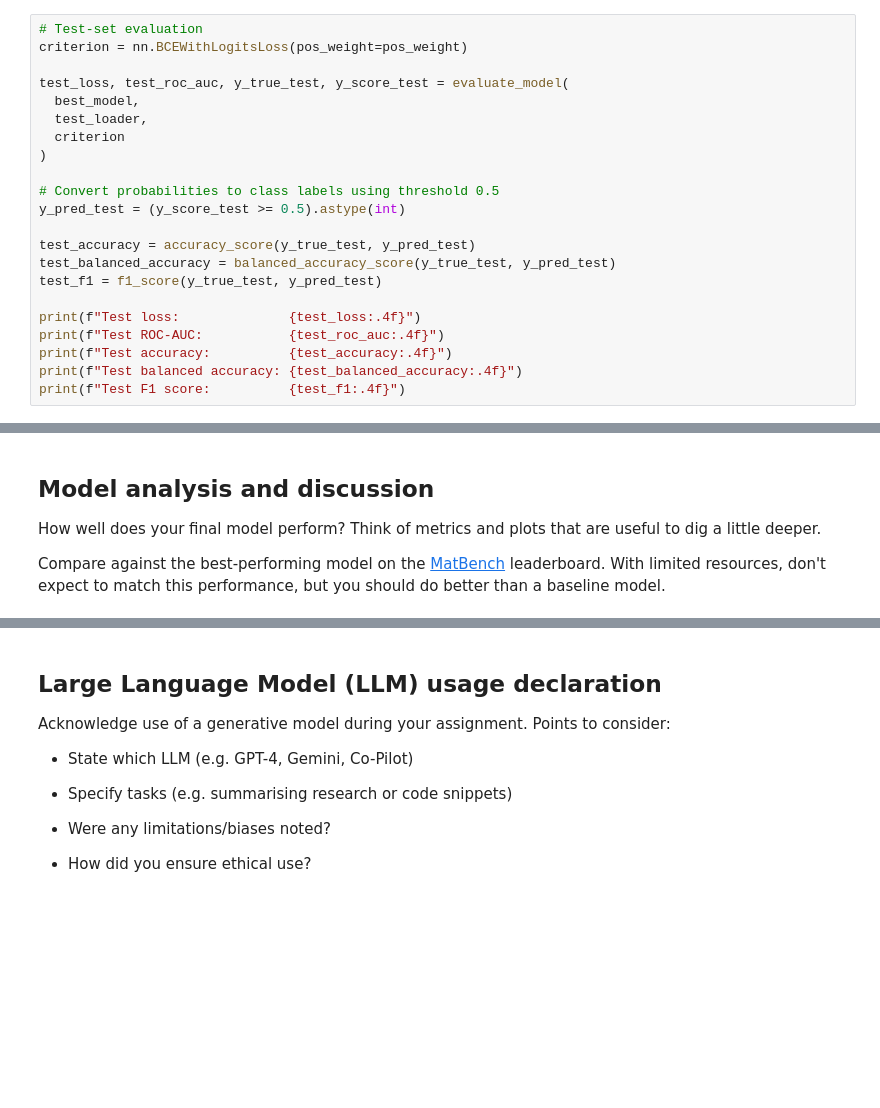
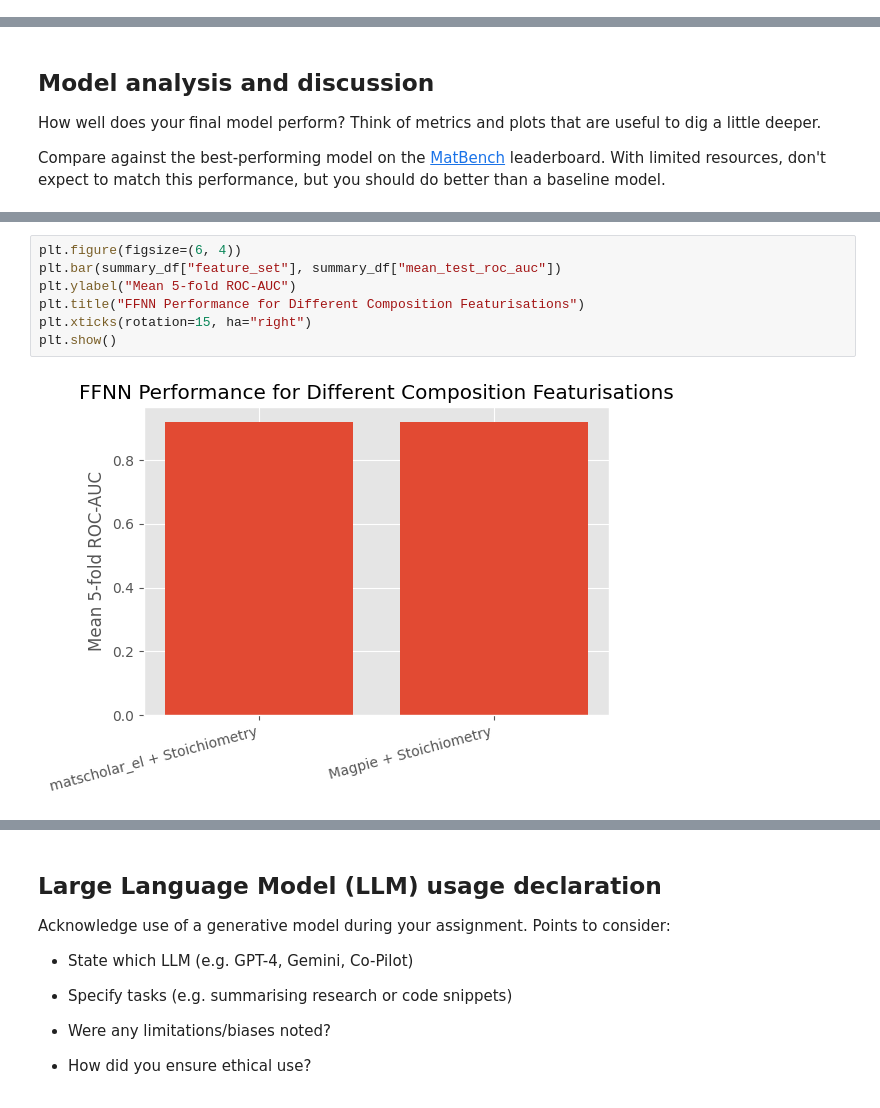
Before and after one commit to PhyTorch/Lecture, a Jupyter notebook: Research_Challenge.ipynb, the cells around one changed output, grey strips where cells are left out. Saved outputs shown, nothing was run; the diff lists cells and outputs as text; blank space fills up the shorter version.

```diff
--- a/Research_Challenge.ipynb
+++ b/Research_Challenge.ipynb
@@ -532,22 +414,0 @@ Best validation ROC-AUC: 0.9214
-# %%
-# Test-set evaluation
-criterion = nn.BCEWithLogitsLoss(pos_weight=pos_weight)
-
-test_loss, test_roc_auc, y_true_test, y_score_test = evaluate_model(
-  best_model,
-  test_loader,
-  criterion
-)
-
-# Convert probabilities to class labels using threshold 0.5
-y_pred_test = (y_score_test >= 0.5).astype(int)
-
-test_accuracy = accuracy_score(y_true_test, y_pred_test)
-test_balanced_accuracy = balanced_accuracy_score(y_true_test, y_pred_test)
-test_f1 = f1_score(y_true_test, y_pred_test)
-
-print(f"Test loss:              {test_loss:.4f}")
-print(f"Test ROC-AUC:           {test_roc_auc:.4f}")
-print(f"Test accuracy:          {test_accuracy:.4f}")
-print(f"Test balanced accuracy: {test_balanced_accuracy:.4f}")
-print(f"Test F1 score:          {test_f1:.4f}")
@@ -601 +661,10 @@ plt.show()
+# %%
+plt.figure(figsize=(6, 4))
+plt.bar(summary_df["feature_set"], summary_df["mean_test_roc_auc"])
+plt.ylabel("Mean 5-fold ROC-AUC")
+plt.title("FFNN Performance for Different Composition Featurisations")
+plt.xticks(rotation=15, ha="right")
+plt.show()
+# %% [output]
+[figure, added]
 # %%
```
Also changed, not shown: parts of 31 cells of this notebook.
